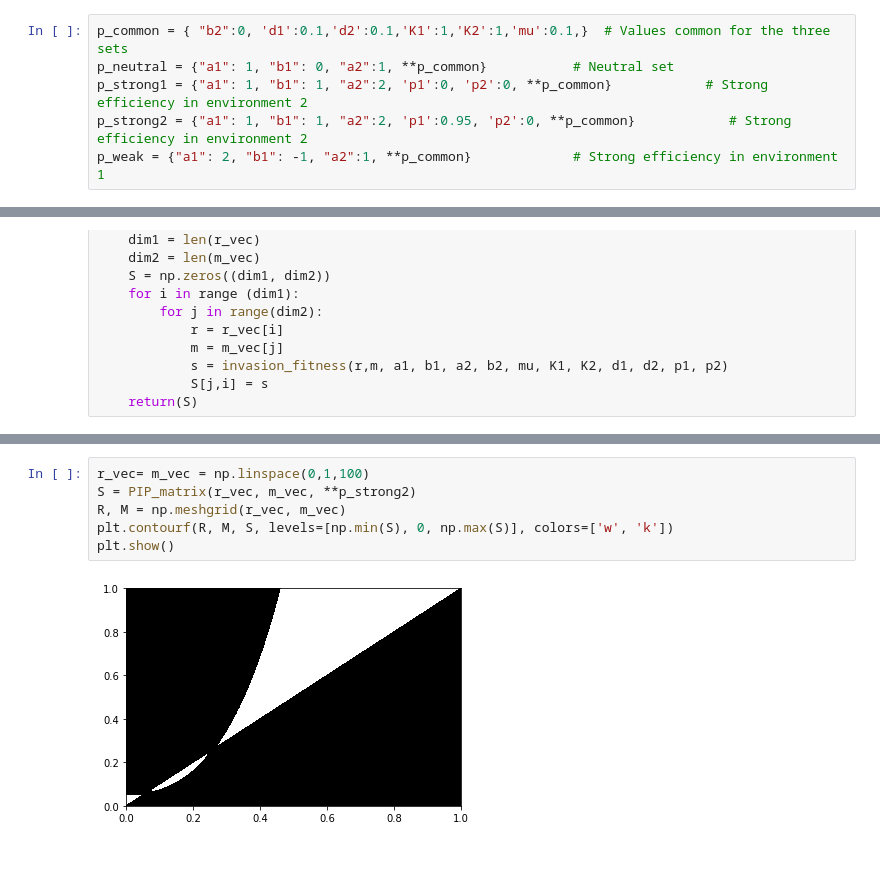
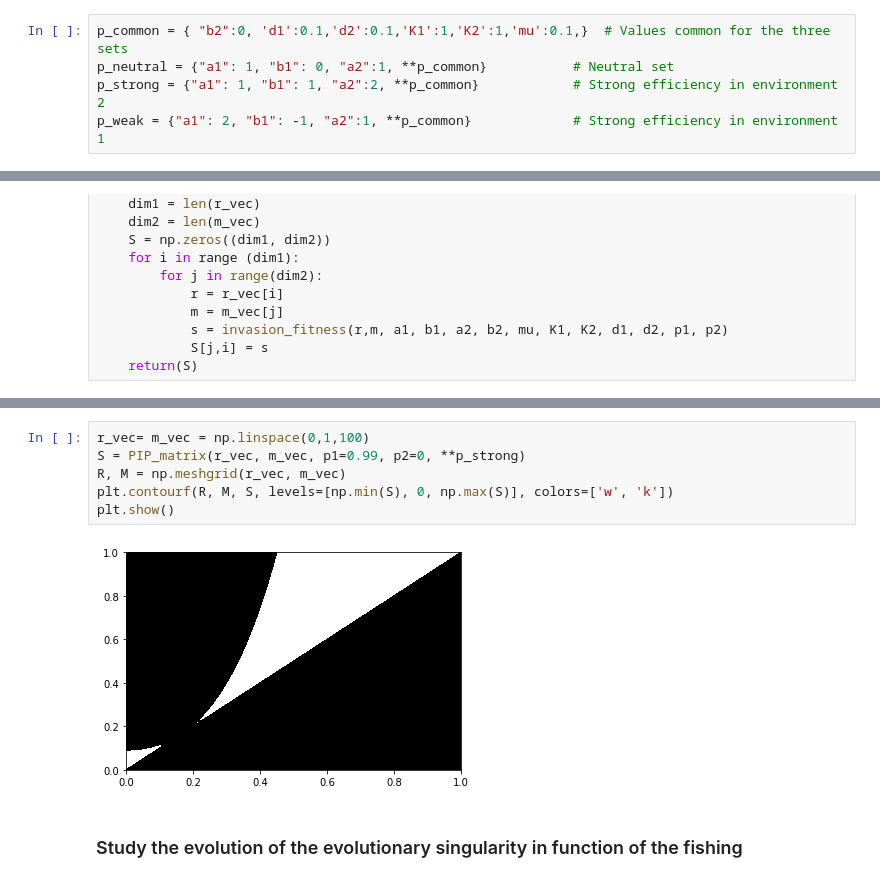
Before and after one commit to baptelie/DYAD_proj, a Jupyter notebook: project1.0.ipynb, the cells around one changed output, grey strips where cells are left out. Saved outputs shown, nothing was run; the diff lists cells and outputs as text.

```diff
--- a/project1.0.ipynb
+++ b/project1.0.ipynb
@@ -98,8 +98,7 @@ from functools import partial
 # %%
 p_common = { "b2":0, 'd1':0.1,'d2':0.1,'K1':1,'K2':1,'mu':0.1,}  # Values common for the three sets
 p_neutral = {"a1": 1, "b1": 0, "a2":1, **p_common}           # Neutral set
-p_strong1 = {"a1": 1, "b1": 1, "a2":2, 'p1':0, 'p2':0, **p_common}            # Strong efficiency in environment 2
-p_strong2 = {"a1": 1, "b1": 1, "a2":2, 'p1':0.95, 'p2':0, **p_common}            # Strong efficiency in environment 2
+p_strong = {"a1": 1, "b1": 1, "a2":2, **p_common}            # Strong efficiency in environment 2
 p_weak = {"a1": 2, "b1": -1, "a2":1, **p_common}             # Strong efficiency in environment 1
 # %%
 def A(u, a, b):
@@ -166,9 +169,11 @@ plt.show()
 [figure]
 # %%
 r_vec= m_vec = np.linspace(0,1,100)
-S = PIP_matrix(r_vec, m_vec, **p_strong2)
+S = PIP_matrix(r_vec, m_vec, p1=0.99, p2=0, **p_strong)
 R, M = np.meshgrid(r_vec, m_vec)
 plt.contourf(R, M, S, levels=[np.min(S), 0, np.max(S)], colors=['w', 'k'])
 plt.show()
 # %% [output]
-[figure, old version]
+[figure, new version]
+# %% [markdown]
+### Study the evolution of the evolutionary singularity in function of the fishing
```
Also changed, not shown: parts of 4 cells of this notebook.
